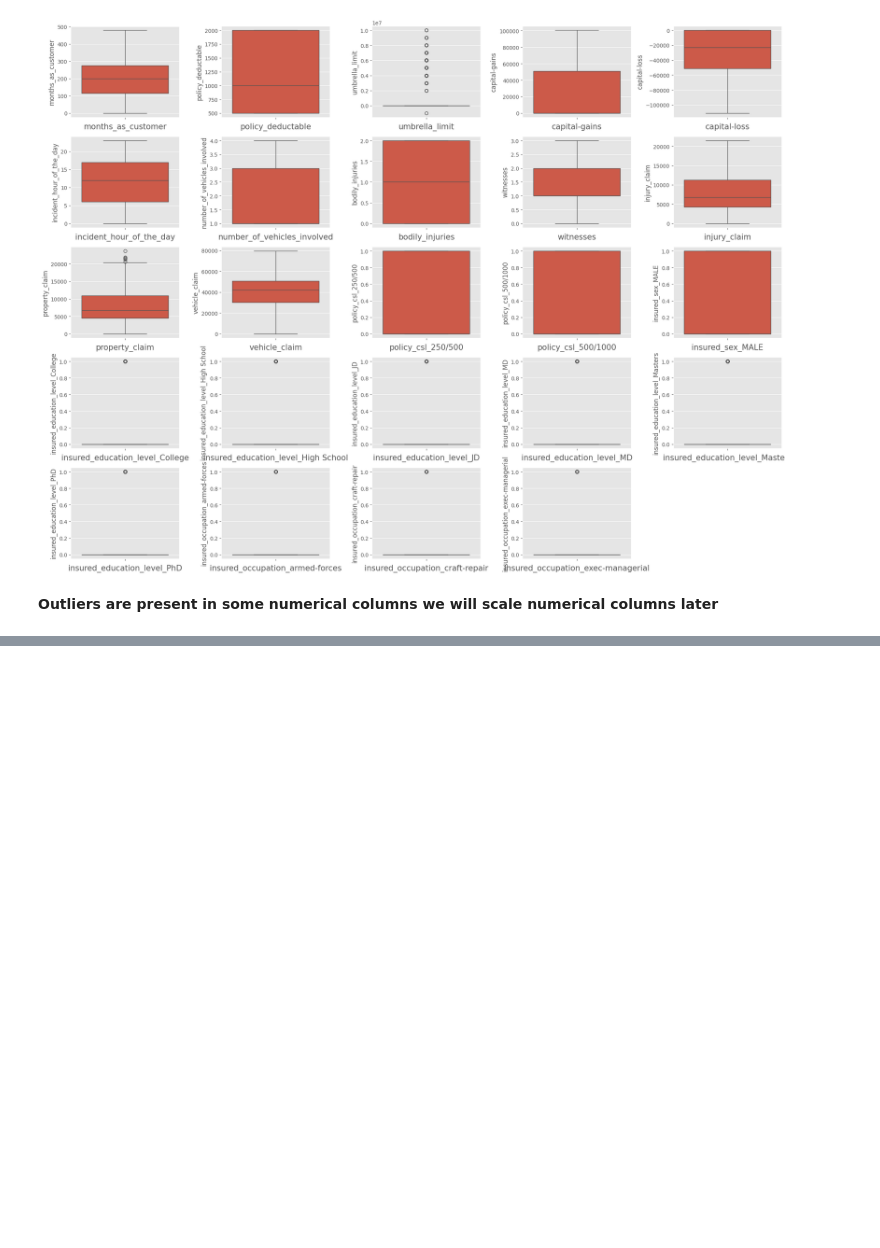
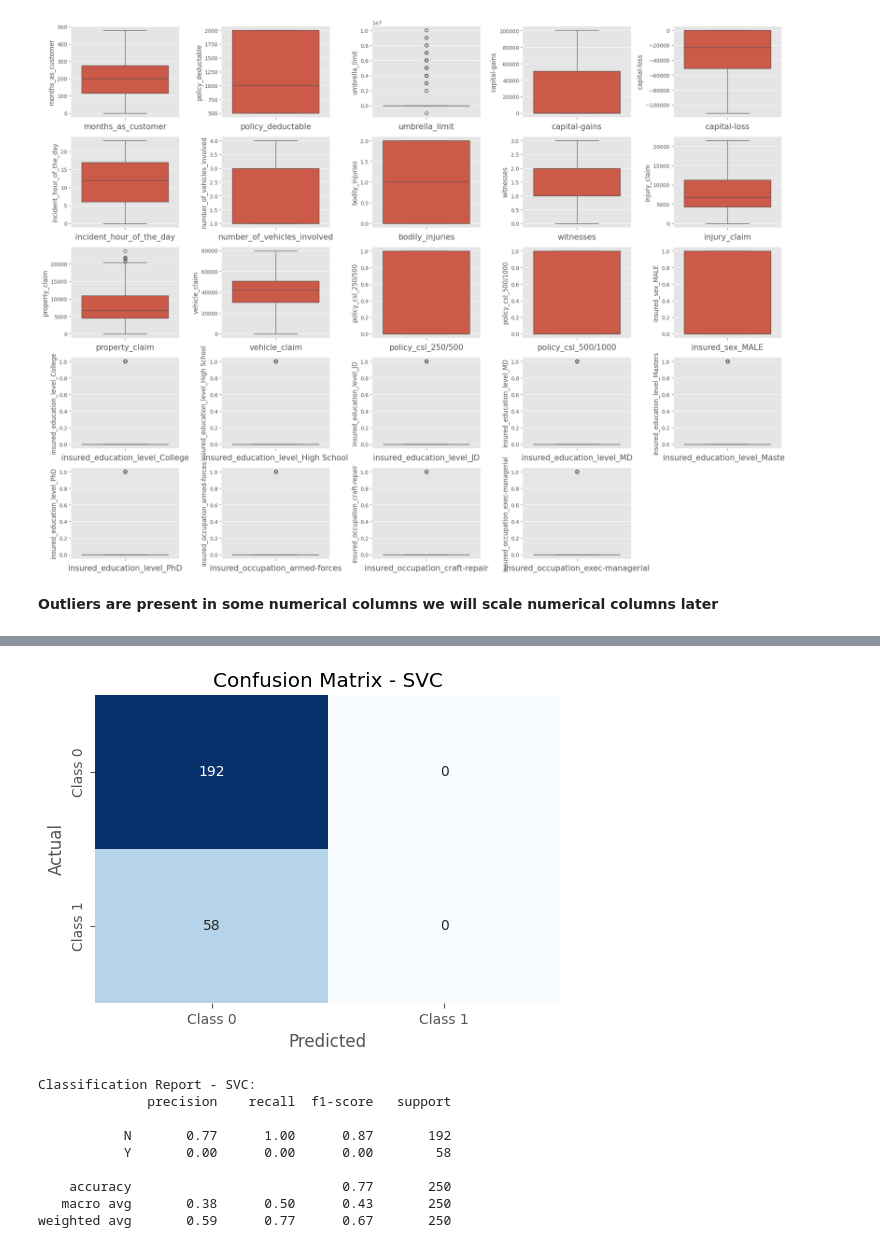
Before and after one commit to andrybrew/data-science-machine-learning-BI, a Jupyter notebook: ML/001_Classification.ipynb, the cells around one changed output, grey strips where cells are left out. Cells and saved outputs as stored; diff of their text form; code cells hidden in the pictures; blank space fills up the shorter version.

```diff
--- a/ML/001_Classification.ipynb
+++ b/ML/001_Classification.ipynb
@@ -521,0 +480,30 @@ print(grid_search.best_score_)
+# %%
+# Confusion Matrix
+cm = confusion_matrix(y_test, y_pred)
+plt.figure(figsize=(6, 4))
+sns.heatmap(cm, annot=True, fmt='d', cmap='Blues', cbar=False,
+            xticklabels=['Class 0', 'Class 1'],
+            yticklabels=['Class 0', 'Class 1'])
+plt.xlabel('Predicted')
+plt.ylabel('Actual')
+plt.title('Confusion Matrix - SVC')
+plt.show()
+
+# Classification Report
+print("Classification Report - SVC:")
+print(classification_report(y_test, y_pred))
+
+# Save Accuracy and F1-Score result
+svc_accuracy = accuracy_score(y_test, y_pred)
+svc_f1 = f1_score(y_test, y_pred, average='weighted')
+# %% [output]
+[figure, added]
+Classification Report - SVC:
+              precision    recall  f1-score   support
+
+           N       0.77      1.00      0.87       192
+           Y       0.00      0.00      0.00        58
+
+    accuracy                           0.77       250
+   macro avg       0.38      0.50      0.43       250
+weighted avg       0.59      0.77      0.67       250
```
Also changed, not shown: parts of 143 cells of this notebook.
